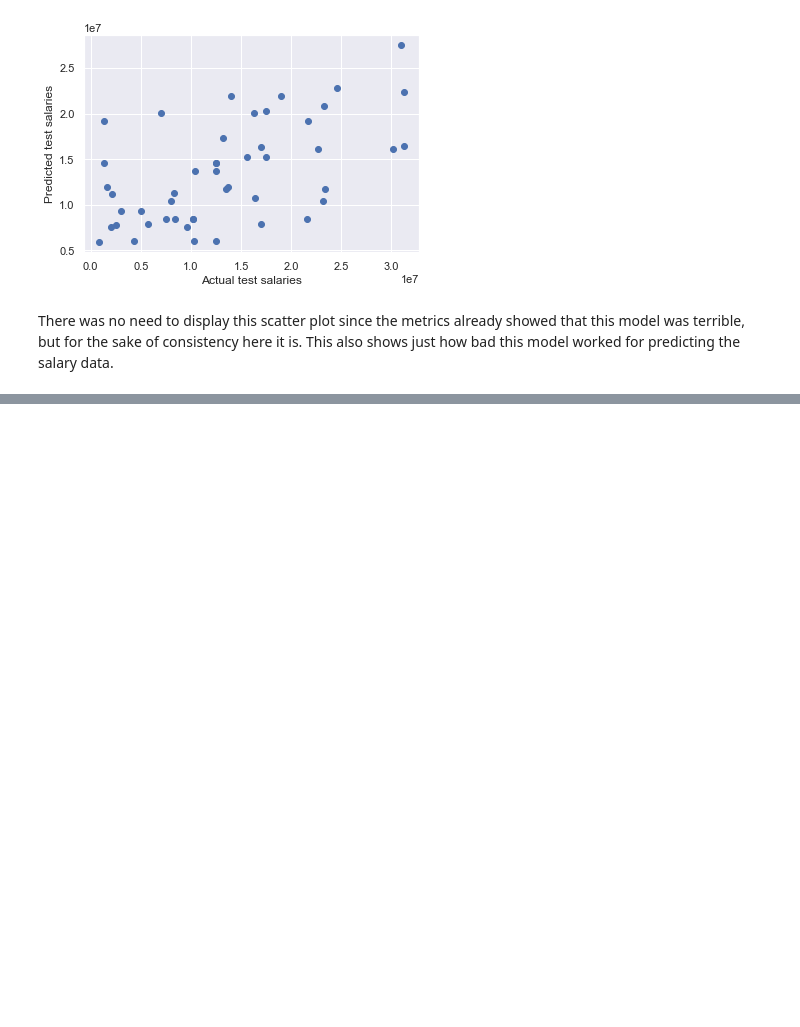
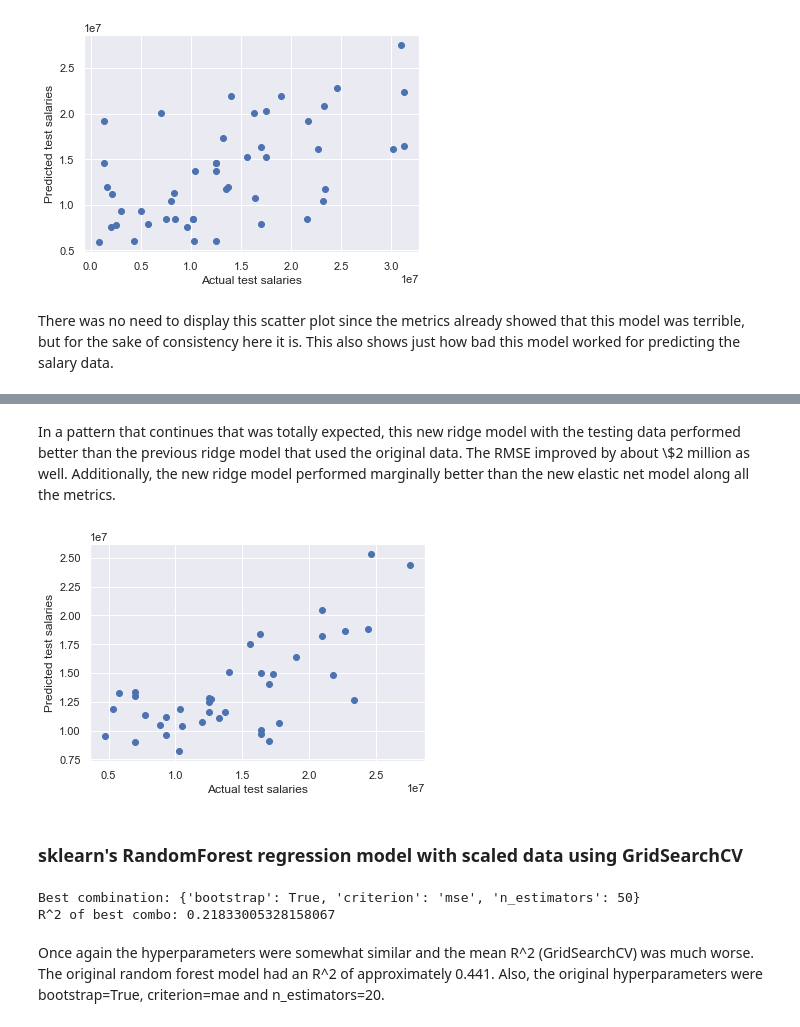
Before and after one commit to Marcial-Medina/Capstone-2---NBA-contracts, a Jupyter notebook: Notebooks/Capstone 2 - Modeling.ipynb, the cells around one changed output, grey strips where cells are left out. Drawn from its saved outputs; the diff is of its cells as text; code cells hidden in the pictures; blank space fills up the shorter version.

```diff
--- a/Notebooks/Capstone 2 - Modeling.ipynb
+++ b/Notebooks/Capstone 2 - Modeling.ipynb
@@ -877,0 +1056,23 @@ The random forest model had the best metrics for predicting the salary data so t
+# %%
+new_y_pred_train = ridge_cv.predict(new_X_train_scaled)
+new_y_pred_test = ridge_cv.predict(new_X_test_scaled)
+
+r_squared_train = r2_score(new_y_train, new_y_pred_train)
+print('R^2 (actual and predicted training salaries):', r_squared_train)
+r_squared_test = r2_score(new_y_test, new_y_pred_test)
+print('R^2 (actual and predicted testing salaries):', r_squared_test)
+
+adj_r_squared_train = adjusted_r2(best_score, n_train, p_train)
+print('\nAdjusted R^2 (actual and predicted training data):', adj_r_squared_train)
+adj_r_squared_test = adjusted_r2(r_squared_test, n_test, p_test)
+print('Adjusted R^2 (actual and predicted testing data):', adj_r_squared_test)
+
+MAE_train = mean_absolute_error(new_y_train, new_y_pred_train)
+print('\nMean absolute error (actual and predicted training salaries):', MAE_train)
+MAE_test = mean_absolute_error(new_y_test, new_y_pred_test)
+print('Mean absolute error (actual and predicted testing salaries):', MAE_test)
+
+RMSE_train = mean_squared_error(new_y_train, new_y_pred_train, squared=False)
+print('\nRoot mean squared error (actual and predicted training salaries):', RMSE_train)
+RMSE_test = mean_squared_error(new_y_test, new_y_pred_test, squared=False)
+print('Root mean squared error (actual and predicted testing salaries):', RMSE_test)
@@ -877,0 +1091,34 @@ The random forest model had the best metrics for predicting the salary data so t
+# %% [markdown]
+In a pattern that continues that was totally expected, this new ridge model with the testing data performed better than the previous ridge model that used the original data. The RMSE improved by about \\$2 million as well. Additionally, the new ridge model performed marginally better than the new elastic net model along all the metrics.
+# %%
+plt.scatter(new_y_test, new_y_pred_test)
+plt.xlabel('Actual test salaries')
+plt.ylabel('Predicted test salaries')
+plt.show()
+# %% [output]
+[figure, added]
+# %% [markdown]
+### sklearn's RandomForest regression model with scaled data using GridSearchCV
+# %%
+# RandomForest regression model
+rfg = RandomForestRegressor(random_state=77)
+
+# hyperparameters
+param_grid = {'n_estimators':np.arange(10,110,10),
+              'criterion':['mse','mae'],
+              'bootstrap':[True, False]}
+rfg_cv = GridSearchCV(rfg, param_grid=param_grid, cv=5, n_jobs=-1)
+
+# used np.ravel on new_y_train to convert it from a column vector to a 1d array
+rfg_cv.fit(new_X_train_scaled, np.ravel(new_y_train))
+
+best_combo = rfg_cv.best_params_
+best_score = rfg_cv.best_score_
+
+print('Best combination:', best_combo)
+print('R^2 of best combo:', best_score)
+# %% [output]
+Best combination: {'bootstrap': True, 'criterion': 'mse', 'n_estimators': 50}
+R^2 of best combo: 0.21833005328158067
+# %% [markdown]
+Once again the hyperparameters were somewhat similar and the mean R^2 (GridSearchCV) was much worse. The original random forest model had an R^2 of approximately 0.441. Also, the original hyperparameters were bootstrap=True, criterion=mae and n_estimators=20.
```
Also changed, not shown: parts of 40 cells of this notebook.
